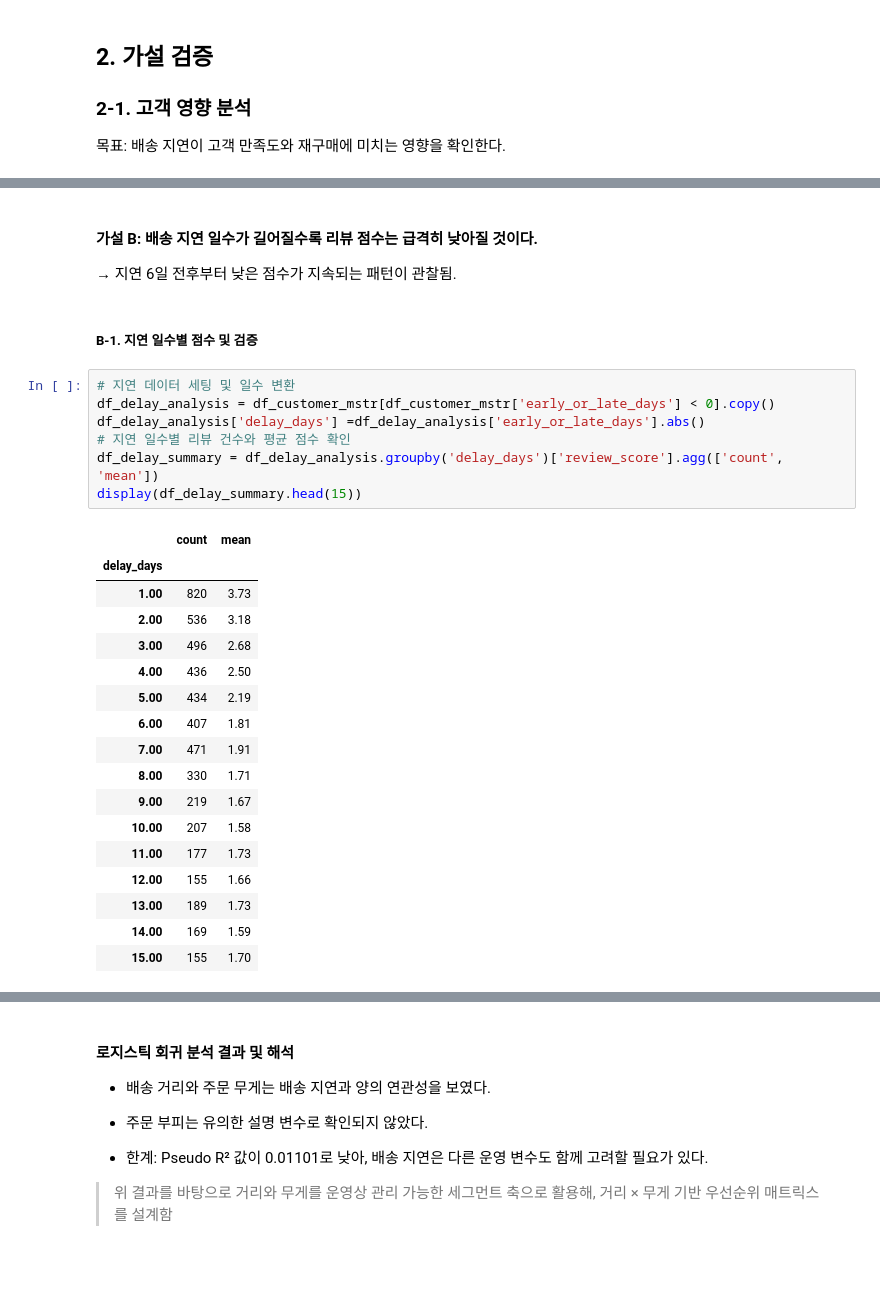
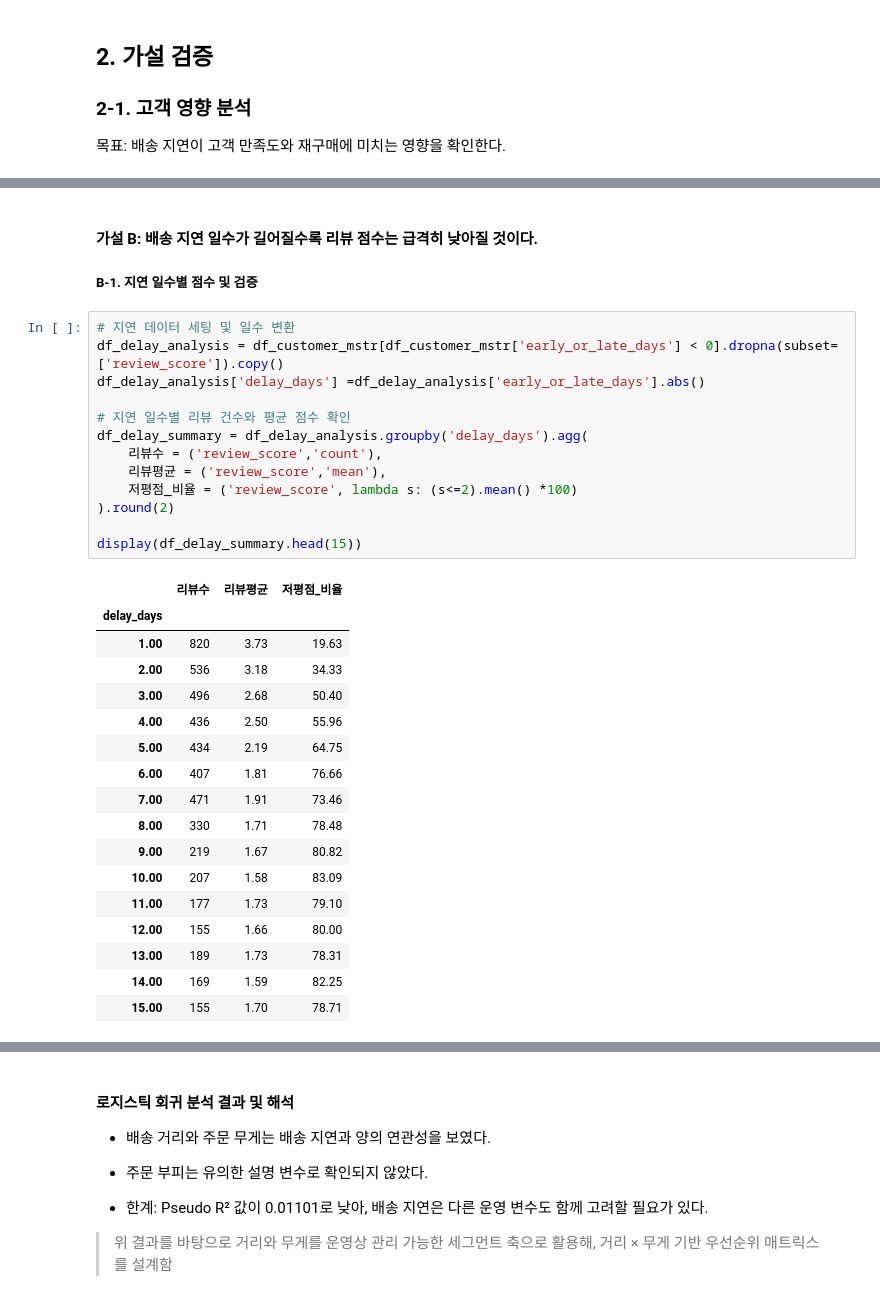
Before and after one commit to eunsung20311-dot/Olist-E-commerce-Analysis, a Jupyter notebook: 02_hypothesis_testing.ipynb, the cells around one changed output, grey strips where cells are left out. Cells and saved outputs as stored; diff of their text form; blank space fills up the shorter version.

```diff
--- a/02_hypothesis_testing.ipynb
+++ b/02_hypothesis_testing.ipynb
@@ -123,30 +176,34 @@ Passing `palette` without assigning `hue` is deprecated and will be removed in v
 # %% [markdown]
 #### 가설 B: 배송 지연 일수가 길어질수록 리뷰 점수는 급격히 낮아질 것이다.
-→ 지연 6일 전후부터 낮은 점수가 지속되는 패턴이 관찰됨.
+##### B-1. 지연 일수별 점수 및 검증
-# %% [markdown]
-##### B-1. 지연 일수별 점수 및 검증
 # %%
 # 지연 데이터 세팅 및 일수 변환
-df_delay_analysis = df_customer_mstr[df_customer_mstr['early_or_late_days'] < 0].copy()
+df_delay_analysis = df_customer_mstr[df_customer_mstr['early_or_late_days'] < 0].dropna(subset=['review_score']).copy()
 df_delay_analysis['delay_days'] =df_delay_analysis['early_or_late_days'].abs()
+
 # 지연 일수별 리뷰 건수와 평균 점수 확인
-df_delay_summary = df_delay_analysis.groupby('delay_days')['review_score'].agg(['count', 'mean'])
+df_delay_summary = df_delay_analysis.groupby('delay_days').agg(
+    리뷰수 = ('review_score','count'),
+    리뷰평균 = ('review_score','mean'),
+    저평점_비율 = ('review_score', lambda s: (s<=2).mean() *100)
+).round(2)
+
 display(df_delay_summary.head(15))
 # %% [output]
-|  | count | mean |
-| delay_days |  |  |
-| 1.00 | 820 | 3.73 |
-| 2.00 | 536 | 3.18 |
-| 3.00 | 496 | 2.68 |
-| 4.00 | 436 | 2.50 |
-| 5.00 | 434 | 2.19 |
-| 6.00 | 407 | 1.81 |
-| 7.00 | 471 | 1.91 |
-| 8.00 | 330 | 1.71 |
-| 9.00 | 219 | 1.67 |
-| 10.00 | 207 | 1.58 |
-| 11.00 | 177 | 1.73 |
-| 12.00 | 155 | 1.66 |
-| 13.00 | 189 | 1.73 |
-| 14.00 | 169 | 1.59 |
-| 15.00 | 155 | 1.70 |
+|  | 리뷰수 | 리뷰평균 | 저평점_비율 |
+| delay_days |  |  |  |
+| 1.00 | 820 | 3.73 | 19.63 |
+| 2.00 | 536 | 3.18 | 34.33 |
+| 3.00 | 496 | 2.68 | 50.40 |
+| 4.00 | 436 | 2.50 | 55.96 |
+| 5.00 | 434 | 2.19 | 64.75 |
+| 6.00 | 407 | 1.81 | 76.66 |
+| 7.00 | 471 | 1.91 | 73.46 |
+| 8.00 | 330 | 1.71 | 78.48 |
+| 9.00 | 219 | 1.67 | 80.82 |
+| 10.00 | 207 | 1.58 | 83.09 |
+| 11.00 | 177 | 1.73 | 79.10 |
+| 12.00 | 155 | 1.66 | 80.00 |
+| 13.00 | 189 | 1.73 | 78.31 |
+| 14.00 | 169 | 1.59 | 82.25 |
+| 15.00 | 155 | 1.70 | 78.71 |
```
Also changed, not shown: parts of 38 cells of this notebook, 2 other files.
